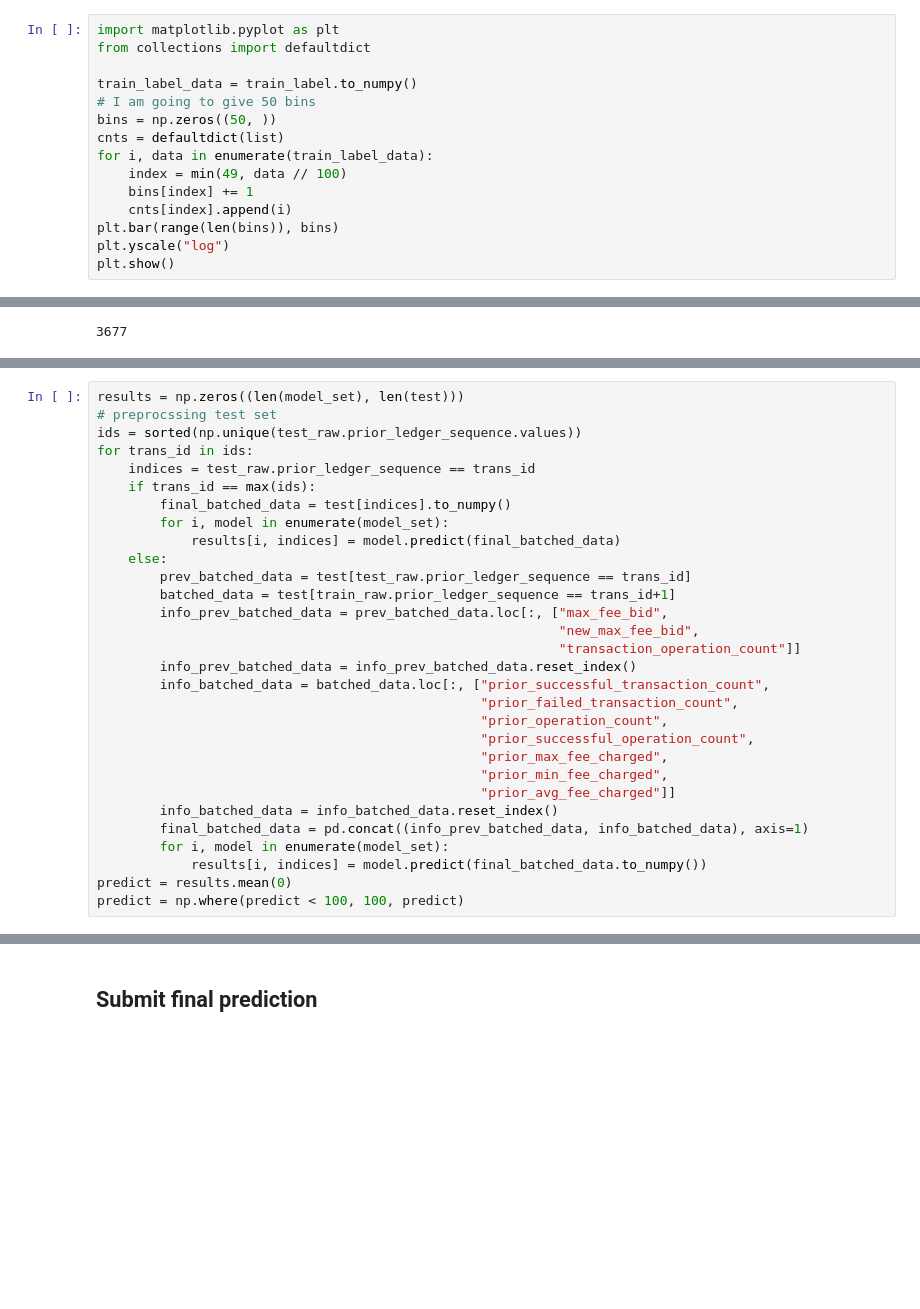
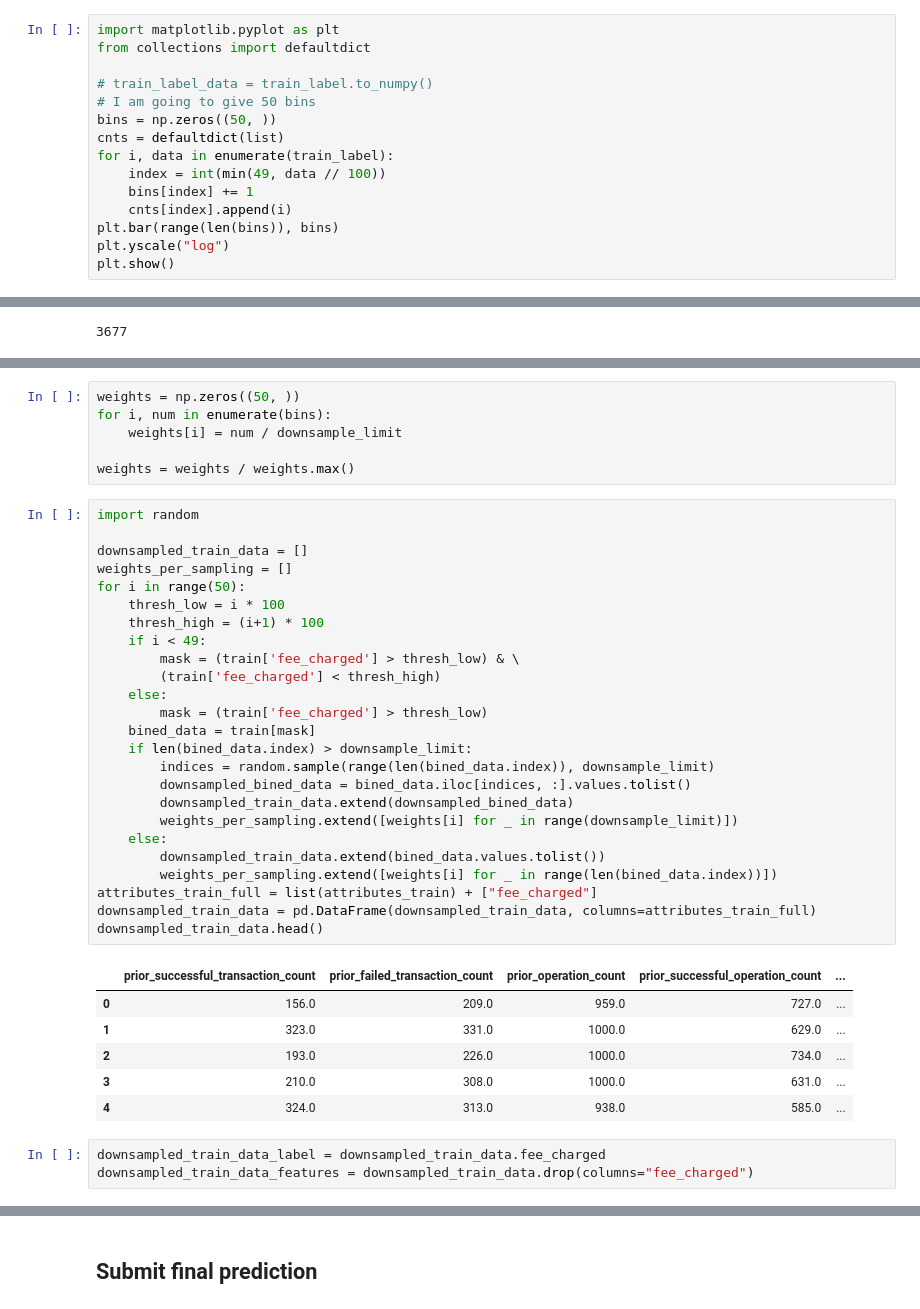
Before and after one commit to SuperbTUM/Stellar-Blockchain-Prediction-Kaggle, a Jupyter notebook: competition.ipynb, the cells around one changed output, grey strips where cells are left out. Drawn from its saved outputs; the diff is of its cells as text; blank space fills up the shorter version.

```diff
--- a/competition.ipynb
+++ b/competition.ipynb
@@ -83,12 +95,12 @@ train_data.head()
 import matplotlib.pyplot as plt
 from collections import defaultdict
 
-train_label_data = train_label.to_numpy()
+# train_label_data = train_label.to_numpy()
 # I am going to give 50 bins
 bins = np.zeros((50, ))
 cnts = defaultdict(list)
-for i, data in enumerate(train_label_data):
-    index = min(49, data // 100)
+for i, data in enumerate(train_label):
+    index = int(min(49, data // 100))
     bins[index] += 1
     cnts[index].append(i)
 plt.bar(range(len(bins)), bins)
@@ -250,30 +116,41 @@ for i, trans_id in enumerate(ids):
-# %%
-results = np.zeros((len(model_set), len(test)))
-# preprocssing test set
-ids = sorted(np.unique(test_raw.prior_ledger_sequence.values))
-for trans_id in ids:
-    indices = test_raw.prior_ledger_sequence == trans_id
-    if trans_id == max(ids):
-        final_batched_data = test[indices].to_numpy()
-        for i, model in enumerate(model_set):
-            results[i, indices] = model.predict(final_batched_data)
-    else:
-        prev_batched_data = test[test_raw.prior_ledger_sequence == trans_id]
-        batched_data = test[train_raw.prior_ledger_sequence == trans_id+1]
-        info_prev_batched_data = prev_batched_data.loc[:, ["max_fee_bid",
-                                                           "new_max_fee_bid",
-                                                           "transaction_operation_count"]]
-        info_prev_batched_data = info_prev_batched_data.reset_index()
-        info_batched_data = batched_data.loc[:, ["prior_successful_transaction_count",
-                                                 "prior_failed_transaction_count",
-                                                 "prior_operation_count",
-                                                 "prior_successful_operation_count",
-                                                 "prior_max_fee_charged",
-                                                 "prior_min_fee_charged",
-                                                 "prior_avg_fee_charged"]]
-        info_batched_data = info_batched_data.reset_index()
-        final_batched_data = pd.concat((info_prev_batched_data, info_batched_data), axis=1)
-        for i, model in enumerate(model_set):
-            results[i, indices] = model.predict(final_batched_data.to_numpy())
-predict = results.mean(0)
-predict = np.where(predict < 100, 100, predict)
+# %%
+weights = np.zeros((50, ))
+for i, num in enumerate(bins):
+    weights[i] = num / downsample_limit
+
+weights = weights / weights.max()
+# %%
+import random
+
+downsampled_train_data = []
+weights_per_sampling = []
+for i in range(50):
+    thresh_low = i * 100
+    thresh_high = (i+1) * 100
+    if i < 49:
+        mask = (train['fee_charged'] > thresh_low) & \
+        (train['fee_charged'] < thresh_high)
+    else:
+        mask = (train['fee_charged'] > thresh_low)
+    bined_data = train[mask]
+    if len(bined_data.index) > downsample_limit:
+        indices = random.sample(range(len(bined_data.index)), downsample_limit)
+        downsampled_bined_data = bined_data.iloc[indices, :].values.tolist()
+        downsampled_train_data.extend(downsampled_bined_data)
+        weights_per_sampling.extend([weights[i] for _ in range(downsample_limit)])
+    else:
+        downsampled_train_data.extend(bined_data.values.tolist())
+        weights_per_sampling.extend([weights[i] for _ in range(len(bined_data.index))])
+attributes_train_full = list(attributes_train) + ["fee_charged"]
+downsampled_train_data = pd.DataFrame(downsampled_train_data, columns=attributes_train_full)
+downsampled_train_data.head()
+# %% [output]
+|  | prior_successful_transaction_count | prior_failed_transaction_count | prior_operation_count | prior_successful_operation_count | ... |
+| 0 | 156.0 | 209.0 | 959.0 | 727.0 | ... |
+| 1 | 323.0 | 331.0 | 1000.0 | 629.0 | ... |
+| 2 | 193.0 | 226.0 | 1000.0 | 734.0 | ... |
+| 3 | 210.0 | 308.0 | 1000.0 | 631.0 | ... |
+| 4 | 324.0 | 313.0 | 938.0 | 585.0 | ... |
+# %%
+downsampled_train_data_label = downsampled_train_data.fee_charged
+downsampled_train_data_features = downsampled_train_data.drop(columns="fee_charged")
```
Also changed, not shown: parts of 32 cells of this notebook.
